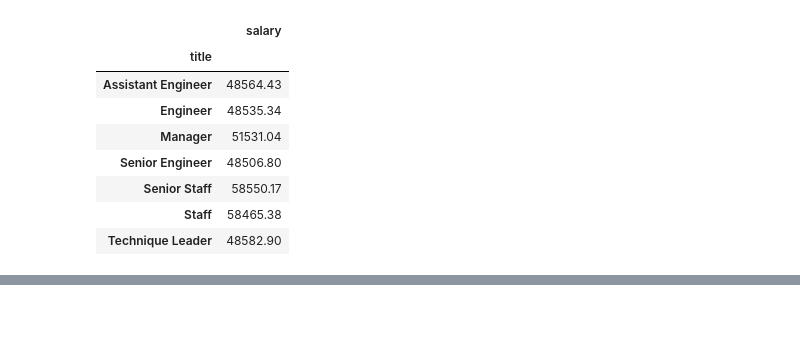
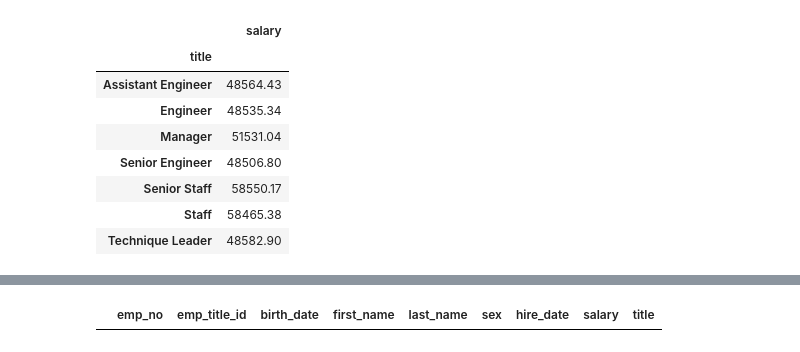
Before and after one commit to ic17rey/sql-challenge, a Jupyter notebook: sql_bonus.ipynb, the cells around one changed output, grey strips where cells are left out. Drawn from its saved outputs; the diff is of its cells as text; code cells hidden in the pictures; blank space fills up the shorter version.

```diff
--- a/sql_bonus.ipynb
+++ b/sql_bonus.ipynb
@@ -202,5 +202,8 @@ plt.tight_layout()
 [interactive output not drawn]
 [interactive output not drawn]
 # %%
-# Search df for employee id 499942
-merge_final_df
+# Search df for employee id 499942 (identified as my id)
+my_id = merge_final_df.loc[merge_final_df['emp_no'] == '499942']
+my_id
+# %% [output]
+|  | emp_no | emp_title_id | birth_date | first_name | last_name | sex | hire_date | salary | title |
```
Also changed, not shown: 1 other file.
